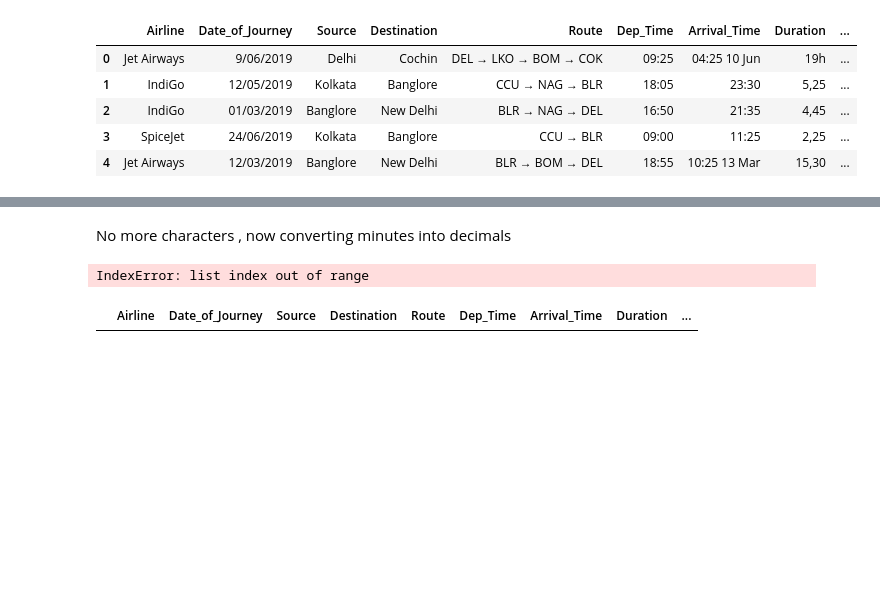
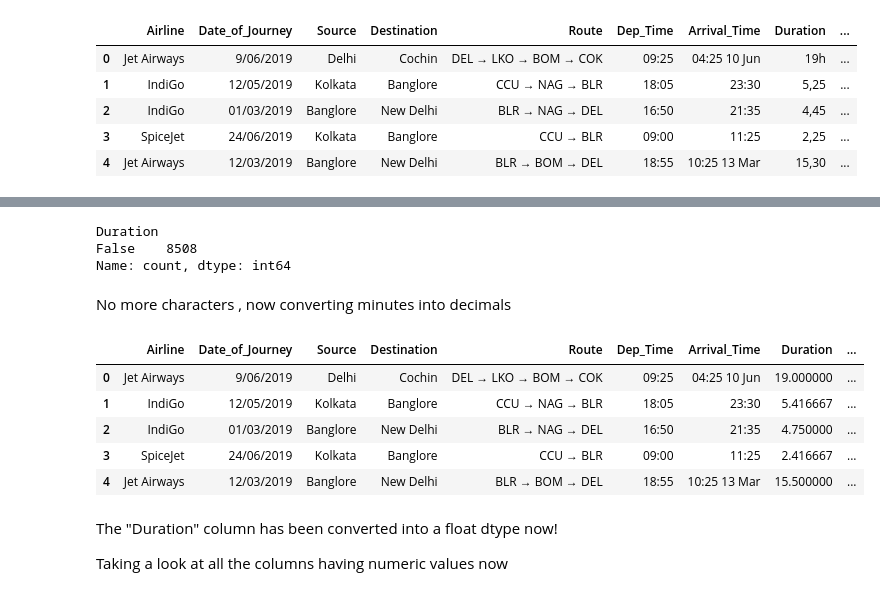
Before and after one commit to abhijeet-bhambere/exploratory_data_analysis, a Jupyter notebook: EDA_In_Python.ipynb, the cells around one changed output, grey strips where cells are left out. Drawn from its saved outputs; the diff is of its cells as text; code cells hidden in the pictures; blank space fills up the shorter version.

```diff
--- a/EDA_In_Python.ipynb
+++ b/EDA_In_Python.ipynb
@@ -876,6 +876,3 @@ planes.head()
 | 2 | IndiGo | 01/03/2019 | Banglore | New Delhi | BLR → NAG → DEL | 16:50 | 21:35 | 4,45 | ... |
 | 3 | SpiceJet | 24/06/2019 | Kolkata | Banglore | CCU → BLR | 09:00 | 11:25 | 2,25 | ... |
 | 4 | Jet Airways | 12/03/2019 | Banglore | New Delhi | BLR → BOM → DEL | 18:55 | 10:25 13 Mar | 15,30 | ... |
-# %%
-planes["Duration"] = planes["Duration"].str.replace("h",",0")
-planes.head()
@@ -899,0 +897,5 @@ planes[planes["Duration"] == planes["Duration"].isin(["h"])]
+# %%
+# The correct way:
+mask = planes["Duration"].str.contains("h")
+planes.loc[mask,"Duration"] = planes.loc[mask,"Duration"].str.replace("h",",0")
+planes.head()
@@ -900,11 +909,23 @@ planes[planes["Duration"] == planes["Duration"].isin(["h"])]
+# %%
+# Checking if there's still any characters left in the dataframe
+planes["Duration"].str.contains("h").value_counts()
+# %% [output]
+Duration
+False    8508
+Name: count, dtype: int64
 # %% [markdown]
 No more characters , now converting minutes into decimals
 # %%
-planes["Duration"] = planes["Duration"].str.split(",").apply(lambda x: int(x[0]) + (int(x[1])/60))
+planes["Duration"] = planes["Duration"].str.split(",").apply(lambda x: int(x[0]) + (int(x[1])/60) if len(x) > 1 else int(x[0]))
 planes.head()
 # %% [output]
-IndexError: list index out of range
+|  | Airline | Date_of_Journey | Source | Destination | Route | Dep_Time | Arrival_Time | Duration | ... |
+| 0 | Jet Airways | 9/06/2019 | Delhi | Cochin | DEL → LKO → BOM → COK | 09:25 | 04:25 10 Jun | 19.000000 | ... |
+| 1 | IndiGo | 12/05/2019 | Kolkata | Banglore | CCU → NAG → BLR | 18:05 | 23:30 | 5.416667 | ... |
+| 2 | IndiGo | 01/03/2019 | Banglore | New Delhi | BLR → NAG → DEL | 16:50 | 21:35 | 4.750000 | ... |
+| 3 | SpiceJet | 24/06/2019 | Kolkata | Banglore | CCU → BLR | 09:00 | 11:25 | 2.416667 | ... |
+| 4 | Jet Airways | 12/03/2019 | Banglore | New Delhi | BLR → BOM → DEL | 18:55 | 10:25 13 Mar | 15.500000 | ... |
-# %%
-planes[planes["Duration"] == planes["Duration"].str.contains(",")]
-# %% [output]
-|  | Airline | Date_of_Journey | Source | Destination | Route | Dep_Time | Arrival_Time | Duration | ... |
+# %% [markdown]
+The "Duration" column has been converted into a float dtype now!
+
+Taking a look at all the columns having numeric values now
```
Also changed, not shown: parts of 14 cells of this notebook.
